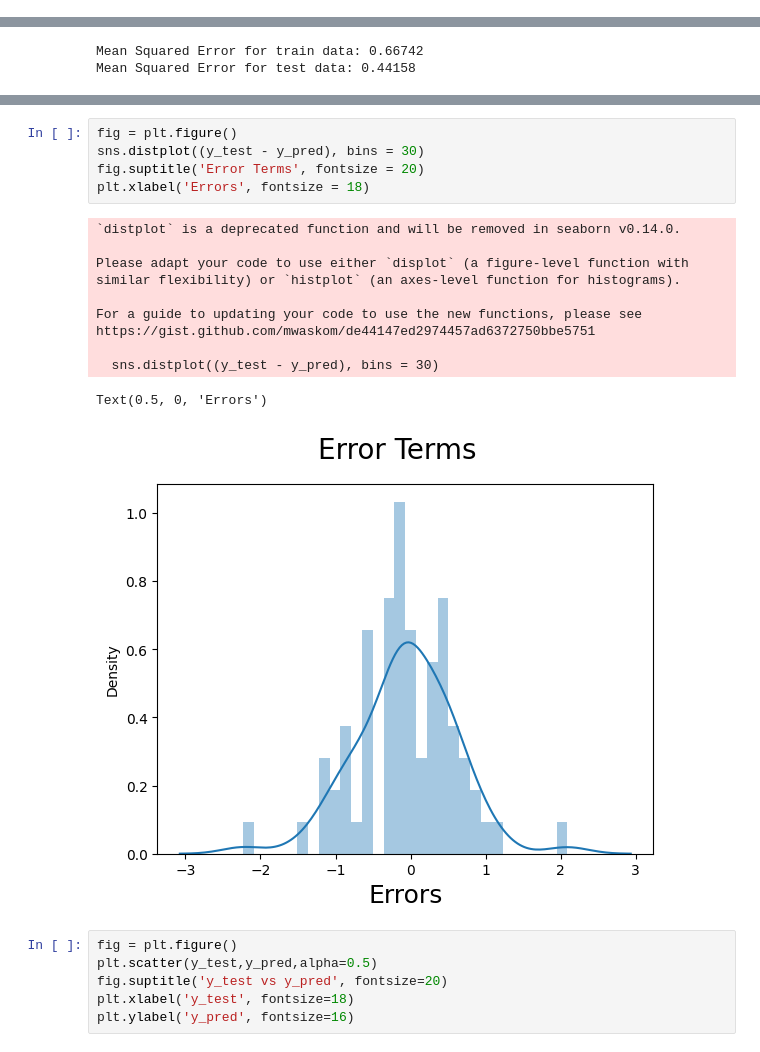
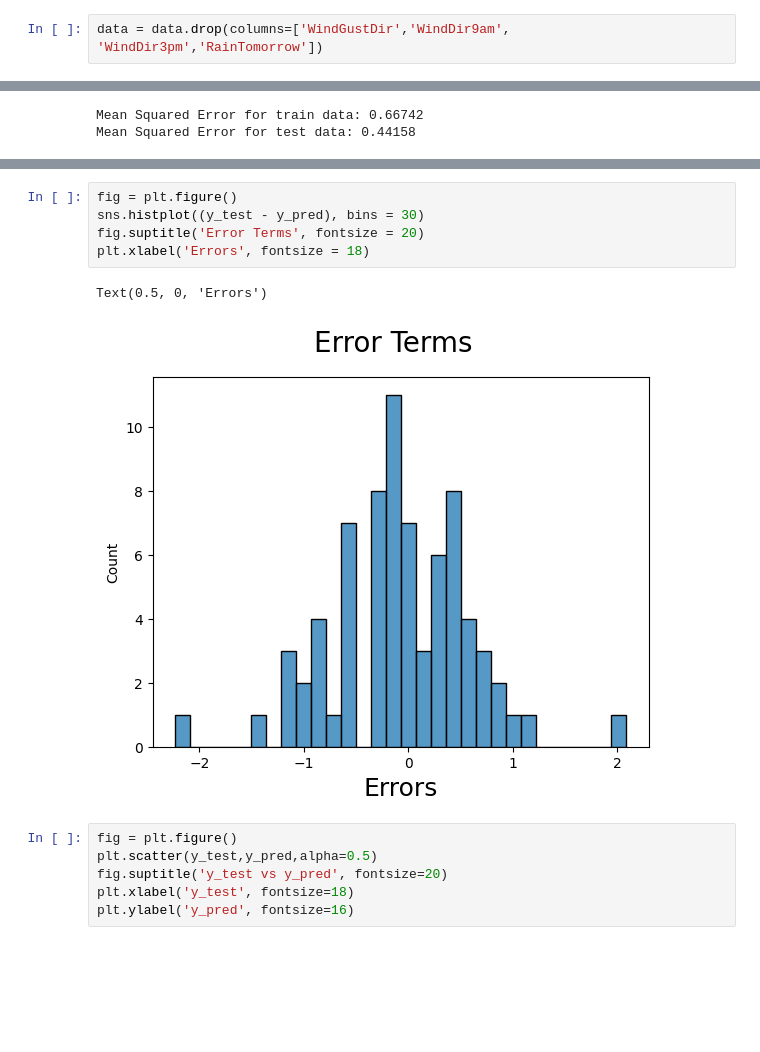
Before and after one commit to Mounika-Kola/Weather-Prediction-using-Traditional-Machine-Learning-Algorithms-and-Neural-Networks, a Jupyter notebook: Temperature_prediction.ipynb, the cells around one changed output, grey strips where cells are left out. Cells and saved outputs as stored; diff of their text form; blank space fills up the shorter version.

```diff
--- a/Temperature_prediction.ipynb
+++ b/Temperature_prediction.ipynb
@@ -26,4 +29,6 @@ Index(['MinTemp', 'MaxTemp', 'Rainfall', 'Evaporation', 'Sunshine',
       dtype='object')
+# %%
+data = data.drop(columns=['WindGustDir','WindDir9am', 'WindDir3pm','RainTomorrow'])
 # %%
 data.shape
 # %% [output]
@@ -199,20 +195,11 @@ Text(0.5, 0, 'Errors')
 # %%
 fig = plt.figure()
-sns.distplot((y_test - y_pred), bins = 30)
+sns.histplot((y_test - y_pred), bins = 30)
 fig.suptitle('Error Terms', fontsize = 20)
 plt.xlabel('Errors', fontsize = 18)
 # %% [output]
-`distplot` is a deprecated function and will be removed in seaborn v0.14.0.
-
-Please adapt your code to use either `displot` (a figure-level function with
-similar flexibility) or `histplot` (an axes-level function for histograms).
-
-For a guide to updating your code to use the new functions, please see
-https://gist.github.com/mwaskom/de44147ed2974457ad6372750bbe5751
-
-  sns.distplot((y_test - y_pred), bins = 30)
+Text(0.5, 0, 'Errors')
-Text(0.5, 0, 'Errors')
-[figure, old version]
+[figure, new version]
 # %%
 fig = plt.figure()
 plt.scatter(y_test,y_pred,alpha=0.5)
```
Also changed, not shown: parts of 15 cells of this notebook.
